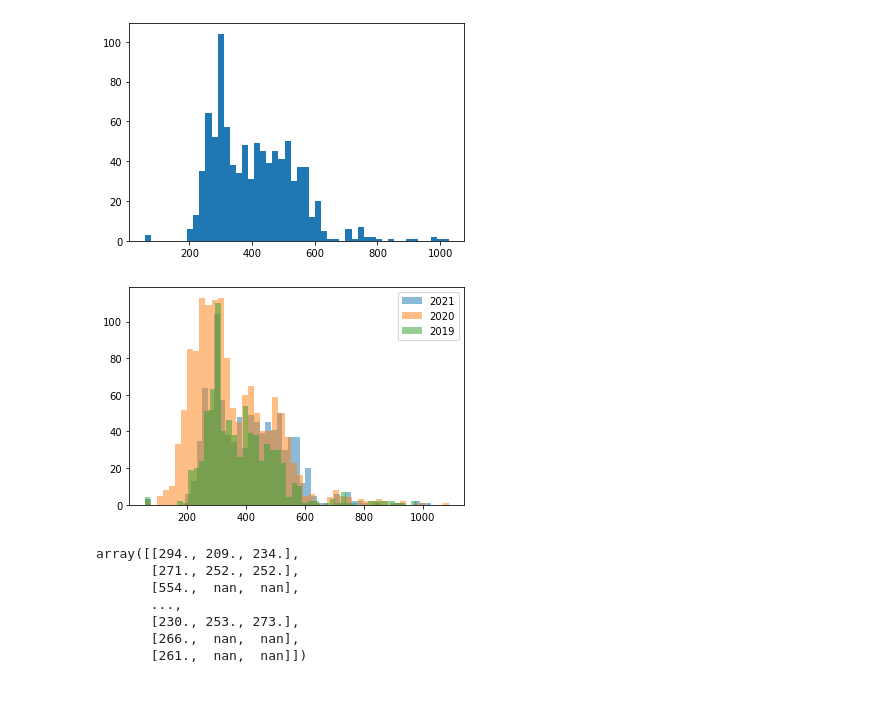
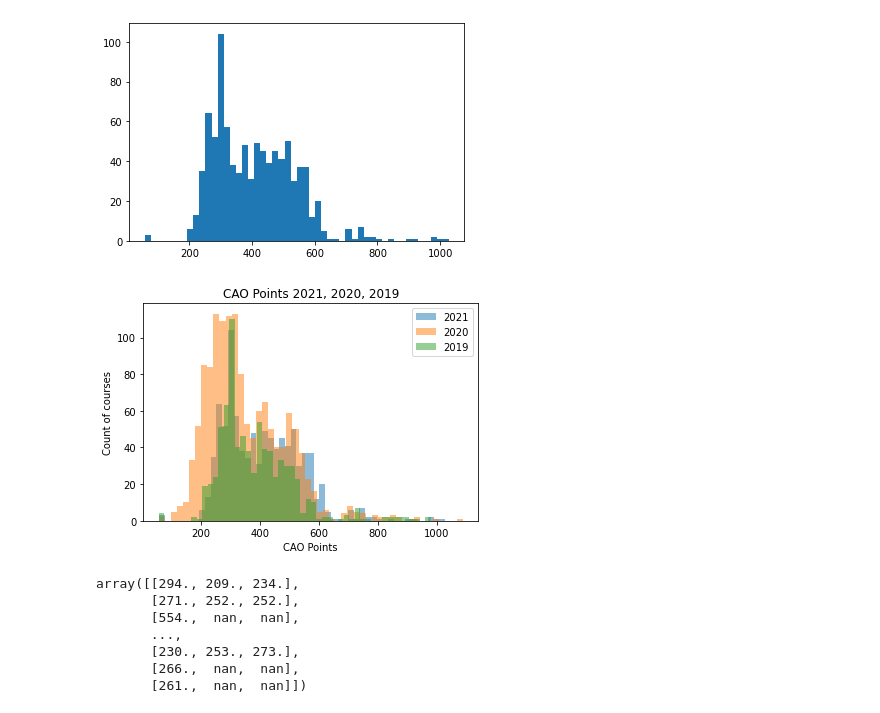
Before and after one commit to DracoNibilis/CAO_Points_Analysis, a Jupyter notebook: cao.ipynb, the cells around one changed output. Drawn from its saved outputs; the diff is of its cells as text; code cells hidden in the pictures.

Commit message:
full points

```diff
--- a/cao.ipynb
+++ b/cao.ipynb
@@ -1366,12 +1323,15 @@ plt.show()
 # %%
 # Plotting compering of 2021 , 2020 , 2019.
 plt.hist(allcourses['p_R1_2021'], bins=50, alpha=0.5)
 plt.hist(allcourses['p_R1_2020'], bins=50, alpha=0.5)
 plt.hist(allcourses['p_R1_2019'], bins=50, alpha=0.5)
 plt.legend(['2021', '2020', '2019'])
+plt.xlabel("CAO Points")
+plt.ylabel("Count of courses")
+plt.title("CAO Points 2021, 2020, 2019")
 plt.show()
 # %% [output]
-[figure, old version]
+[figure, new version]
 # %%
 # Change data into numpy.
 # Stack all together to have better plot.
```
Also changed, not shown: parts of 19 cells of this notebook.
